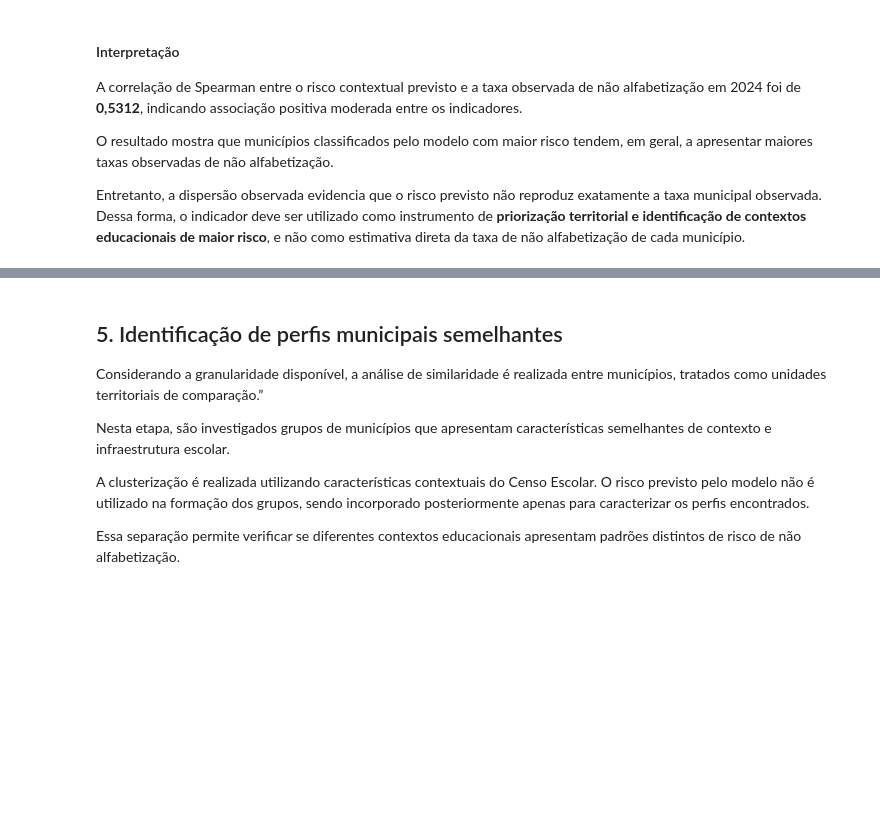
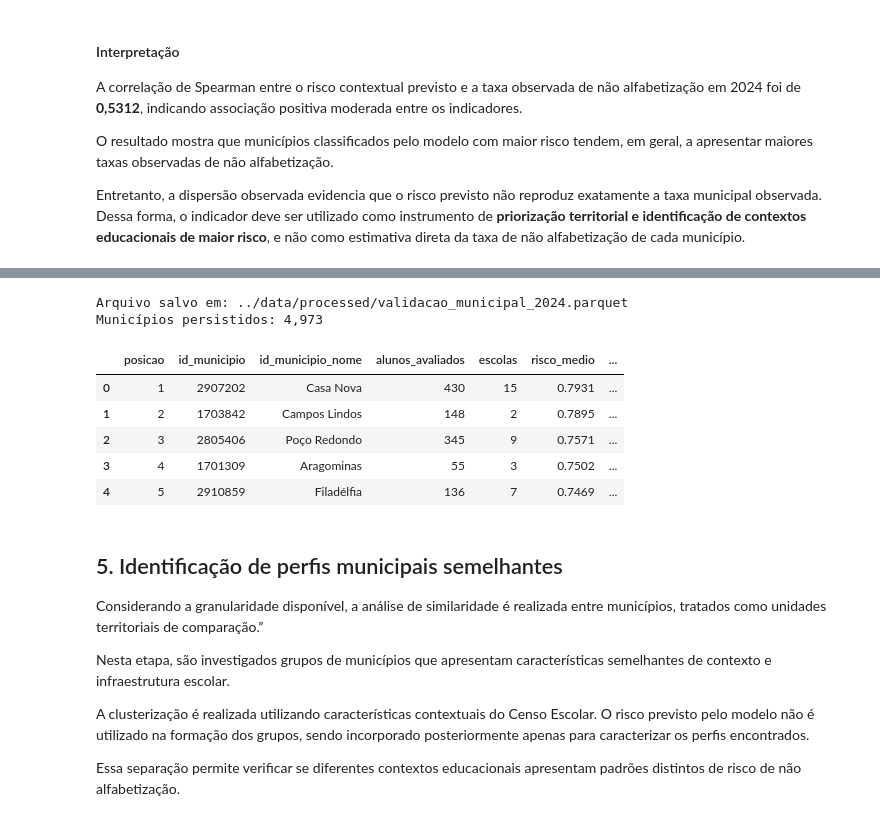
Before and after one commit to erick00denner/tech_challenge_3_alfabetizacao, a Jupyter notebook: notebooks/03_aplicacao_estrategica.ipynb, the cells around one changed output, grey strips where cells are left out. Drawn from its saved outputs; the diff is of its cells as text; code cells hidden in the pictures; blank space fills up the shorter version.

```diff
--- a/notebooks/03_aplicacao_estrategica.ipynb
+++ b/notebooks/03_aplicacao_estrategica.ipynb
@@ -455,3 +466,62 @@ Entretanto, a dispersão observada evidencia que o risco previsto não reproduz
+# %%
+from pathlib import Path
+
+OUTPUT_VALIDACAO_MUNICIPAL = Path(
+    "../data/processed/validacao_municipal_2024.parquet"
+)
+
+colunas_validacao_municipal = [
+    "posicao",
+    "id_municipio",
+    "id_municipio_nome",
+    "alunos_avaliados",
+    "escolas",
+    "risco_medio",
+    "taxa_nao_alfabetizado_observada",
+]
+
+validacao_municipal_persistida = (
+    validacao_municipal[
+        colunas_validacao_municipal
+    ]
+    .copy()
+)
+
+if validacao_municipal_persistida["id_municipio"].duplicated().any():
+    raise RuntimeError(
+        "Foram encontrados municípios duplicados na base de validação."
+    )
+
+OUTPUT_VALIDACAO_MUNICIPAL.parent.mkdir(
+    parents=True,
+    exist_ok=True,
+)
+
+validacao_municipal_persistida.to_parquet(
+    OUTPUT_VALIDACAO_MUNICIPAL,
+    index=False,
+)
+
+print(
+    f"Arquivo salvo em: {OUTPUT_VALIDACAO_MUNICIPAL}"
+)
+print(
+    f"Municípios persistidos: "
+    f"{len(validacao_municipal_persistida):,}"
+)
+
+display(
+    validacao_municipal_persistida.head()
+)
+# %% [output]
+Arquivo salvo em: ../data/processed/validacao_municipal_2024.parquet
+Municípios persistidos: 4,973
+|  | posicao | id_municipio | id_municipio_nome | alunos_avaliados | escolas | risco_medio | ... |
+| 0 | 1 | 2907202 | Casa Nova | 430 | 15 | 0.7931 | ... |
+| 1 | 2 | 1703842 | Campos Lindos | 148 | 2 | 0.7895 | ... |
+| 2 | 3 | 2805406 | Poço Redondo | 345 | 9 | 0.7571 | ... |
+| 3 | 4 | 1701309 | Aragominas | 55 | 3 | 0.7502 | ... |
+| 4 | 5 | 2910859 | Filadélfia | 136 | 7 | 0.7469 | ... |
 # %% [markdown]
 ## 5. Identificação de perfis municipais semelhantes
 
```
Also changed, not shown: parts of 4 cells of this notebook, 15 other files.
